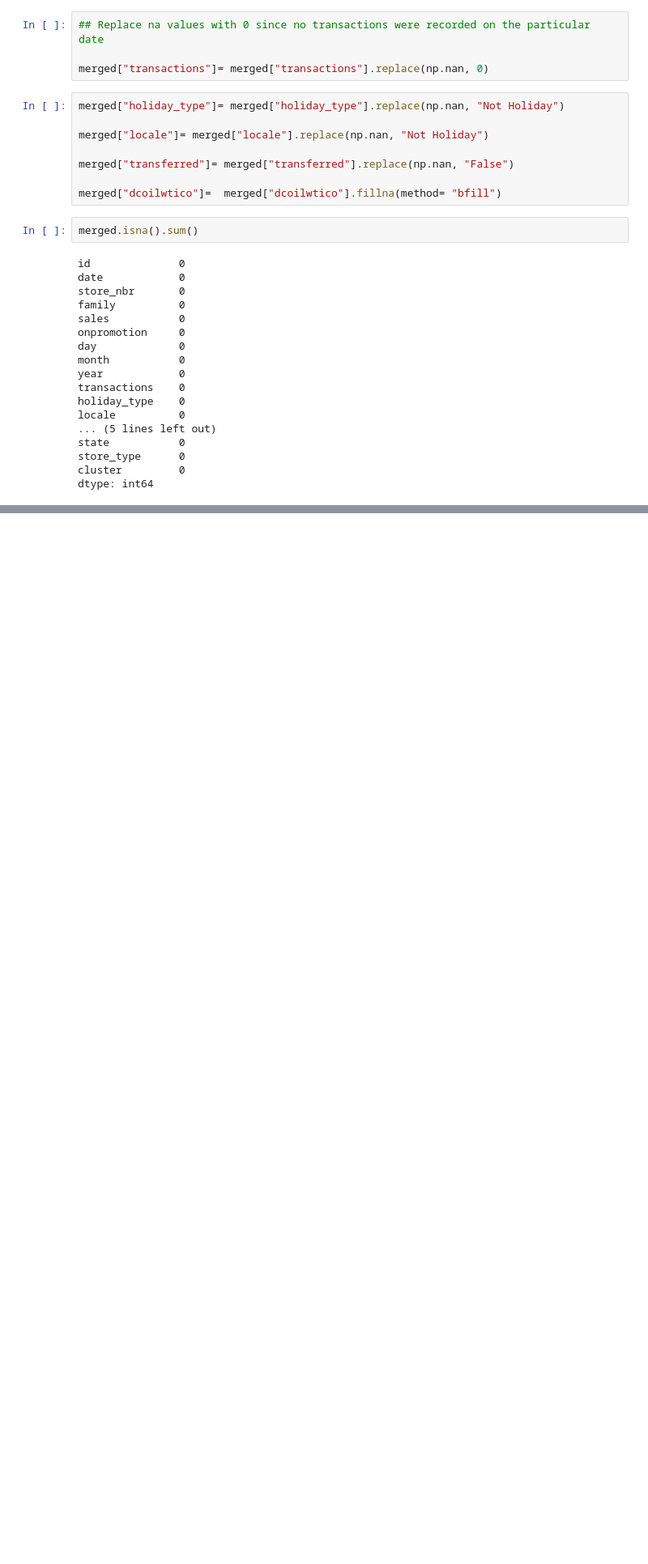
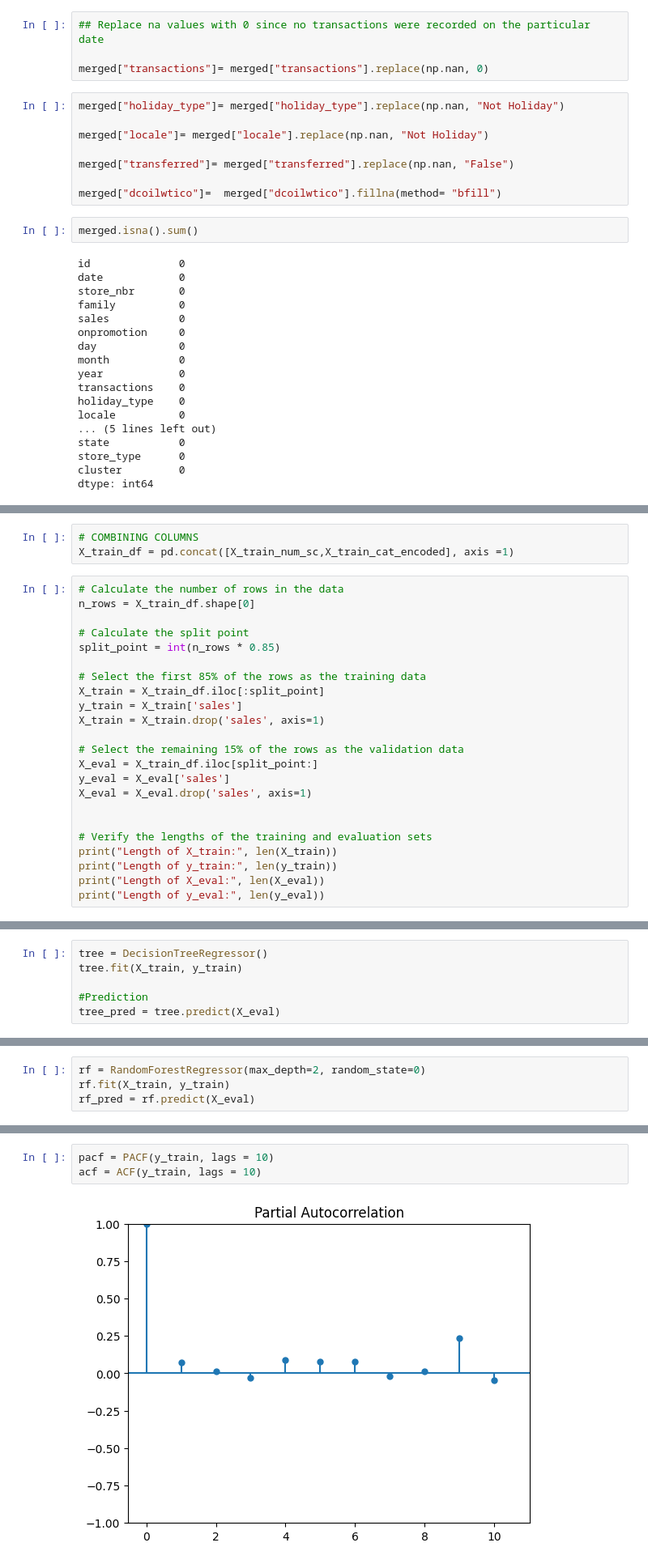
Before and after one commit to Ephicho/Regression, a Jupyter notebook: Regression.ipynb, the cells around one changed output, grey strips where cells are left out. Shown at 81% size. Saved outputs shown, nothing was run; the diff lists cells and outputs as text; blank space fills up the shorter version.

```diff
--- a/Regression.ipynb
+++ b/Regression.ipynb
@@ -599,0 +742,26 @@ dtype: int64
+# %%
+# COMBINING COLUMNS
+X_train_df = pd.concat([X_train_num_sc,X_train_cat_encoded], axis =1)
+# %%
+# Calculate the number of rows in the data
+n_rows = X_train_df.shape[0]
+
+# Calculate the split point
+split_point = int(n_rows * 0.85)
+
+# Select the first 85% of the rows as the training data
+X_train = X_train_df.iloc[:split_point]
+y_train = X_train['sales']
+X_train = X_train.drop('sales', axis=1)
+
+# Select the remaining 15% of the rows as the validation data
+X_eval = X_train_df.iloc[split_point:]
+y_eval = X_eval['sales']
+X_eval = X_eval.drop('sales', axis=1)
+
+
+# Verify the lengths of the training and evaluation sets
+print("Length of X_train:", len(X_train))
+print("Length of y_train:", len(y_train))
+print("Length of X_eval:", len(X_eval))
+print("Length of y_eval:", len(y_eval))
@@ -599,0 +775,6 @@ dtype: int64
+# %%
+tree = DecisionTreeRegressor()
+tree.fit(X_train, y_train)
+
+#Prediction
+tree_pred = tree.predict(X_eval)
@@ -599,0 +792,4 @@ dtype: int64
+# %%
+rf = RandomForestRegressor(max_depth=2, random_state=0)
+rf.fit(X_train, y_train)
+rf_pred = rf.predict(X_eval)
@@ -599,0 +809,5 @@ dtype: int64
+# %%
+pacf = PACF(y_train, lags = 10)
+acf = ACF(y_train, lags = 10)
+# %% [output]
+[figure, added]
```
Also changed, not shown: parts of 23 cells of this notebook.
